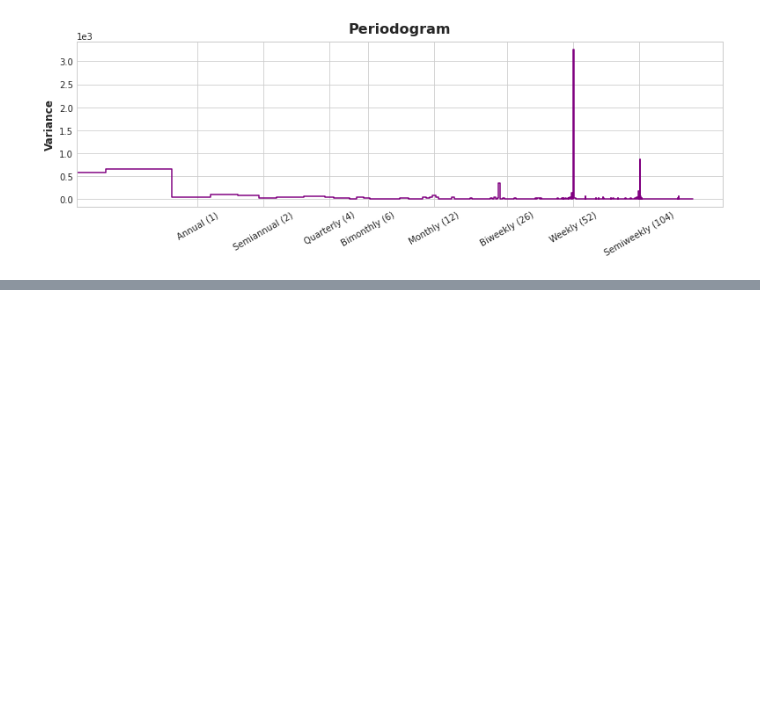
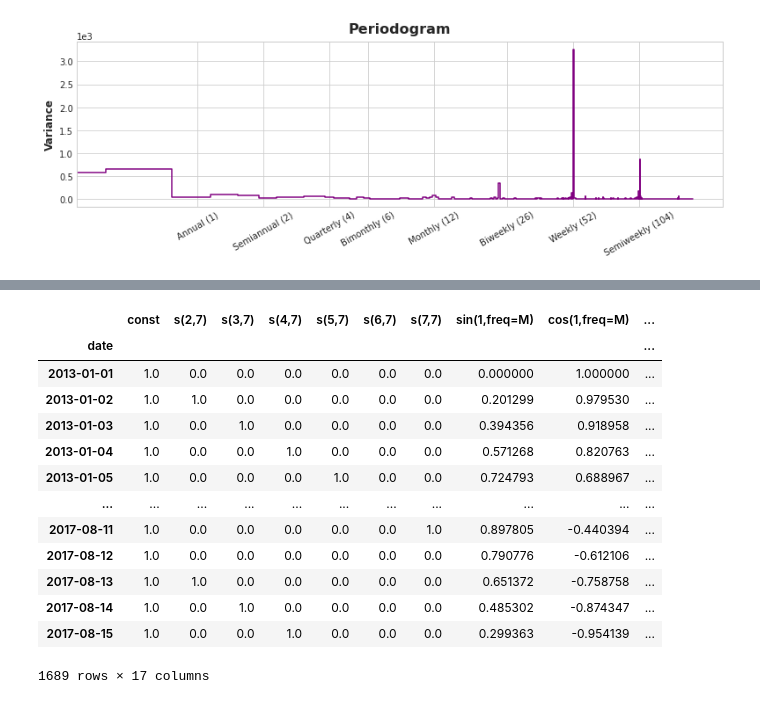
Before and after one commit to taaha/store-sales-forecast, a Jupyter notebook: sale-forecast_1.ipynb, the cells around one changed output, grey strips where cells are left out. Saved outputs shown, nothing was run; the diff lists cells and outputs as text; code cells hidden in the pictures; blank space fills up the shorter version.

```diff
--- a/sale-forecast_1.ipynb
+++ b/sale-forecast_1.ipynb
@@ -276,0 +310,6 @@ X.head()
+# %%
+temp = holidays.loc[holidays['transferred'] == False]
+temp = pd.get_dummies(temp, columns=['locale'])
+temp = temp[['locale_National', 'locale_Regional']]
+holidays = temp
+display(holidays)
@@ -276,0 +331,18 @@ X.head()
+# %%
+X = X.join(holidays, on='date').fillna(0.0)
+display(X)
+# %% [output]
+|  | const | s(2,7) | s(3,7) | s(4,7) | s(5,7) | s(6,7) | s(7,7) | sin(1,freq=M) | cos(1,freq=M) | ... |
+| date |  |  |  |  |  |  |  |  |  | ... |
+| 2013-01-01 | 1.0 | 0.0 | 0.0 | 0.0 | 0.0 | 0.0 | 0.0 | 0.000000 | 1.000000 | ... |
+| 2013-01-02 | 1.0 | 1.0 | 0.0 | 0.0 | 0.0 | 0.0 | 0.0 | 0.201299 | 0.979530 | ... |
+| 2013-01-03 | 1.0 | 0.0 | 1.0 | 0.0 | 0.0 | 0.0 | 0.0 | 0.394356 | 0.918958 | ... |
+| 2013-01-04 | 1.0 | 0.0 | 0.0 | 1.0 | 0.0 | 0.0 | 0.0 | 0.571268 | 0.820763 | ... |
+| 2013-01-05 | 1.0 | 0.0 | 0.0 | 0.0 | 1.0 | 0.0 | 0.0 | 0.724793 | 0.688967 | ... |
+| ... | ... | ... | ... | ... | ... | ... | ... | ... | ... | ... |
+| 2017-08-11 | 1.0 | 0.0 | 0.0 | 0.0 | 0.0 | 0.0 | 1.0 | 0.897805 | -0.440394 | ... |
+| 2017-08-12 | 1.0 | 0.0 | 0.0 | 0.0 | 0.0 | 0.0 | 0.0 | 0.790776 | -0.612106 | ... |
+| 2017-08-13 | 1.0 | 1.0 | 0.0 | 0.0 | 0.0 | 0.0 | 0.0 | 0.651372 | -0.758758 | ... |
+| 2017-08-14 | 1.0 | 0.0 | 1.0 | 0.0 | 0.0 | 0.0 | 0.0 | 0.485302 | -0.874347 | ... |
+| 2017-08-15 | 1.0 | 0.0 | 0.0 | 1.0 | 0.0 | 0.0 | 0.0 | 0.299363 | -0.954139 | ... |
+1689 rows × 17 columns
```
Also changed, not shown: parts of 4 cells of this notebook.
